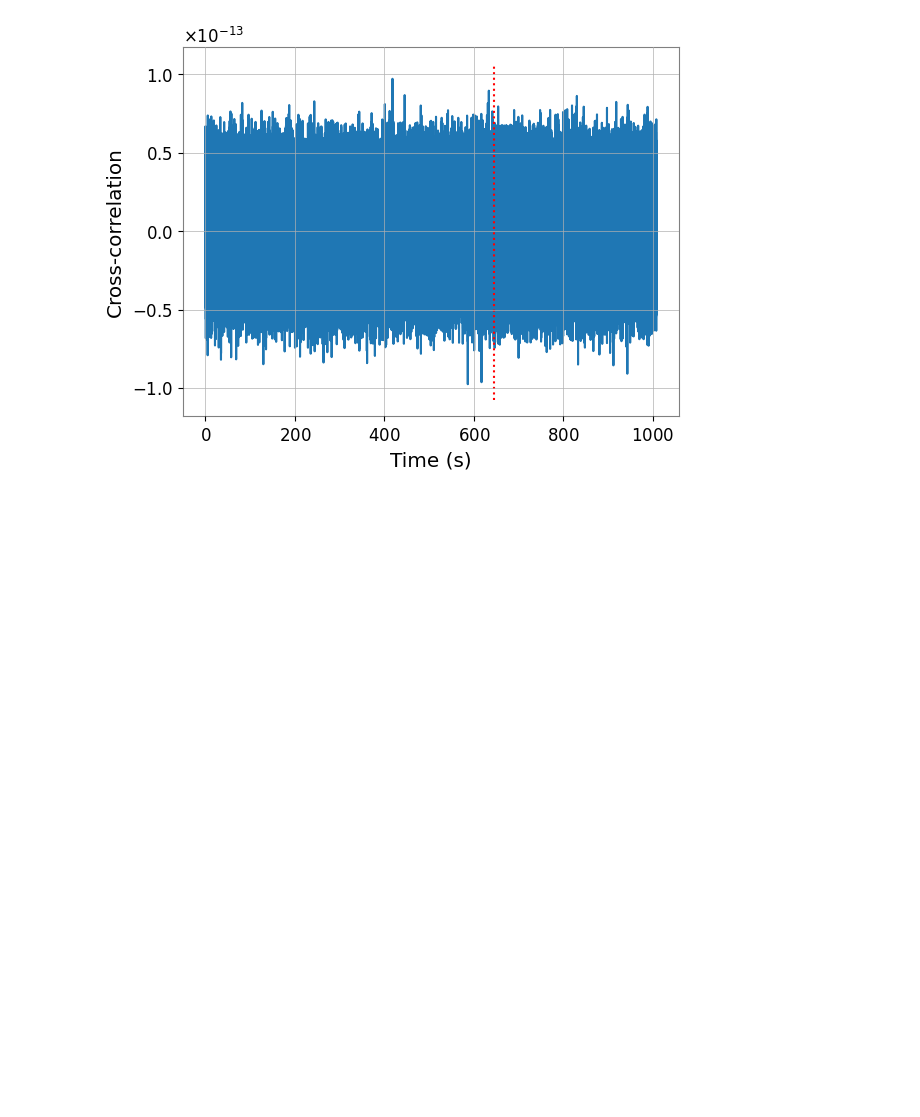
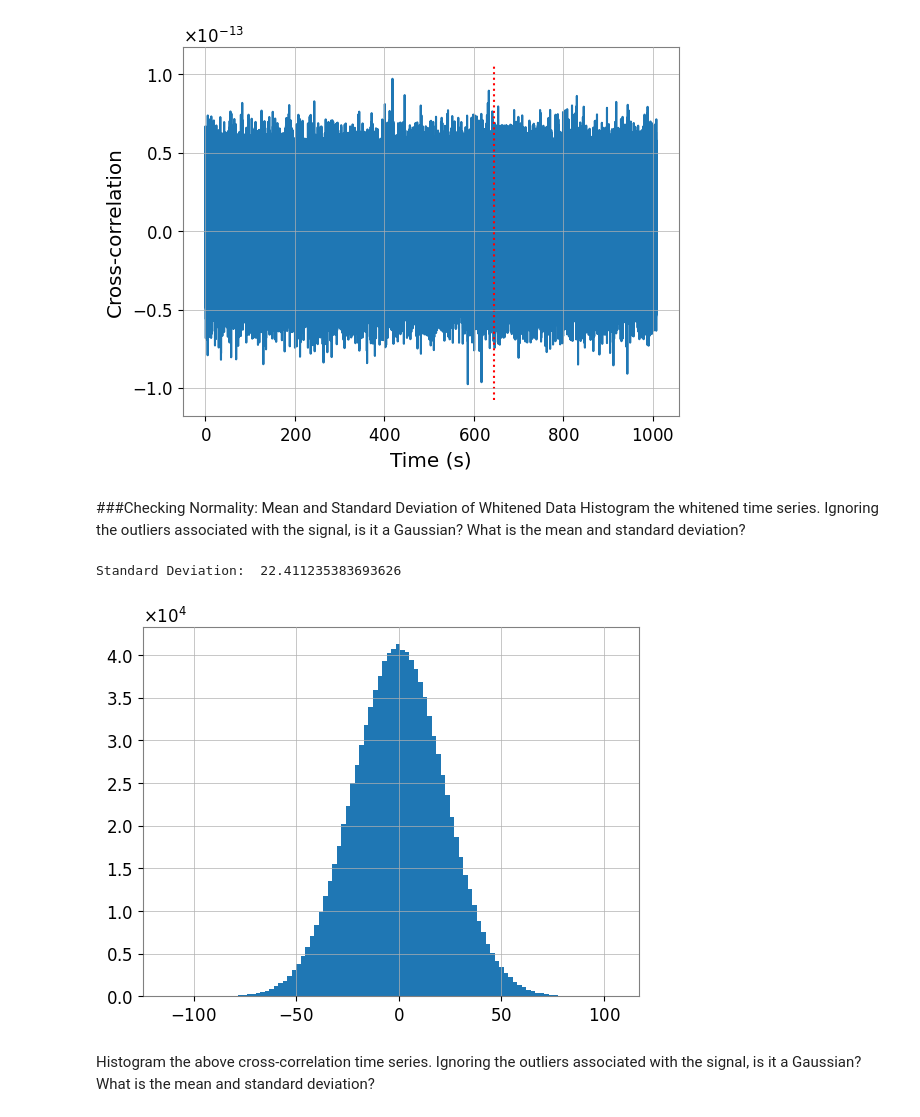
Before and after one commit to MrBenjaminHolmes/Gravitational-Waves, a Jupyter notebook: GWpy.ipynb, the cells around one changed output. Saved outputs shown, nothing was run; the diff lists cells and outputs as text; code cells hidden in the pictures; blank space fills up the shorter version.

```diff
--- a/GWpy.ipynb
+++ b/GWpy.ipynb
@@ -232,3 +234,14 @@ plt.ylabel('Cross-correlation')
 plt.show()
 # %% [output]
 [figure]
+# %% [markdown]
+###Checking Normality: Mean and Standard Deviation of Whitened Data
+Histogram the whitened time series. Ignoring the outliers associated with the signal, is it a Gaussian? What is the mean and standard deviation?
+# %%
+plt.hist(data_whitened,bins = 100)
+print("Standard Deviation: ",numpy.std(data_whitened))
+# %% [output]
+Standard Deviation:  22.411235383693626
+[figure, added]
+# %% [markdown]
+Histogram the above cross-correlation time series. Ignoring the outliers associated with the signal, is it a Gaussian? What is the mean and standard deviation?
```
Also changed, not shown: parts of 1 cell of this notebook.
